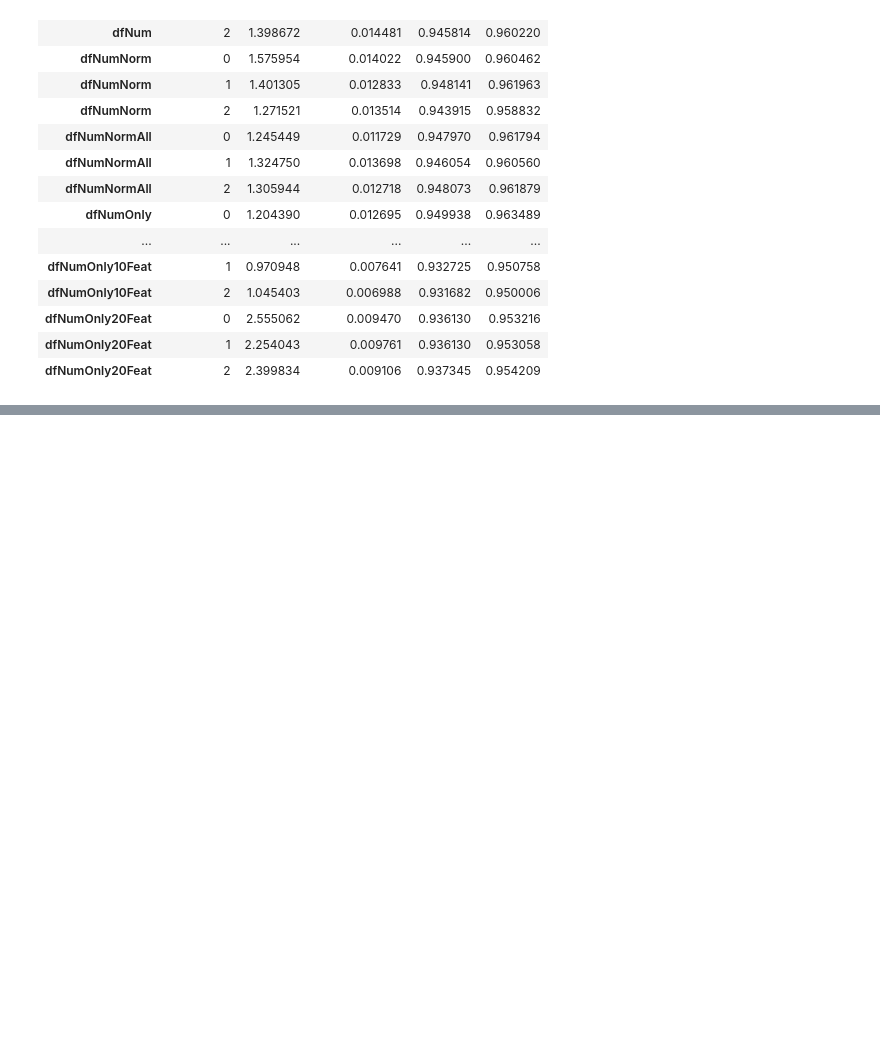
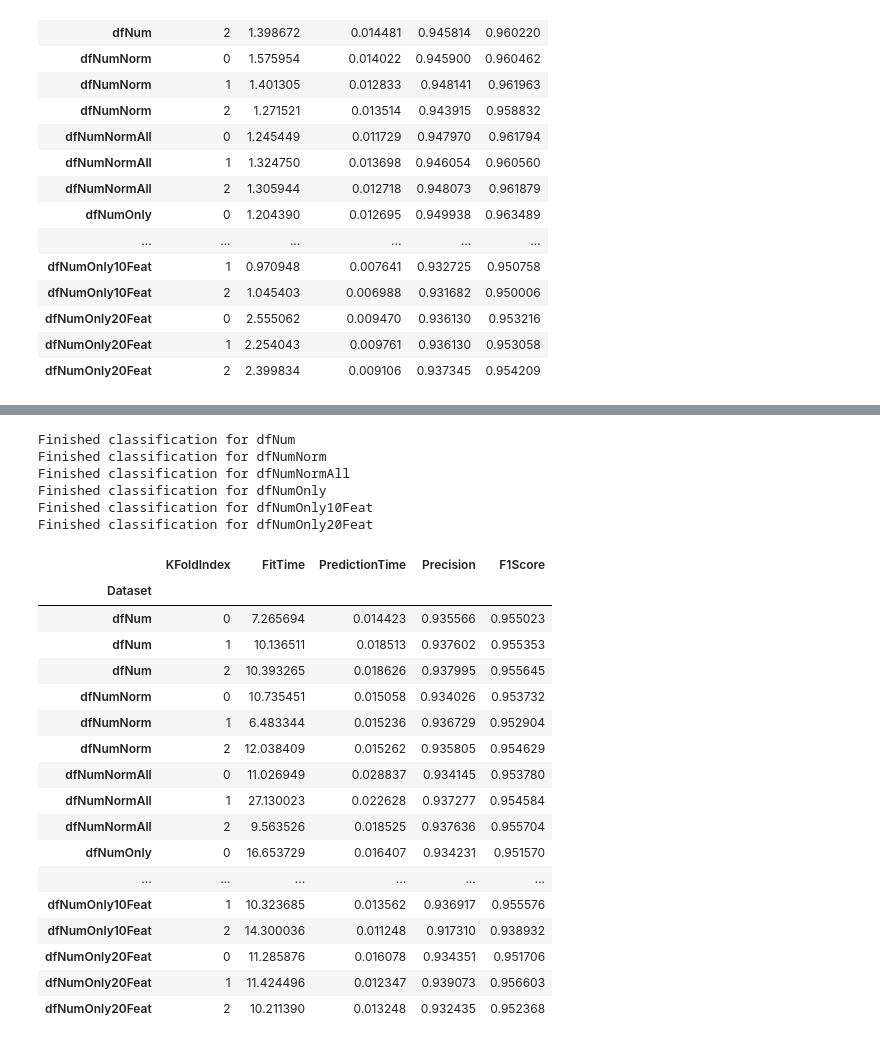
Before and after one commit to theazgra/dataAnalysisCourse, a Jupyter notebook: MAD_III/classification/classification.ipynb, the cells around one changed output, grey strips where cells are left out. Cells and saved outputs as stored; diff of their text form; code cells hidden in the pictures; blank space fills up the shorter version.

```diff
--- a/MAD_III/classification/classification.ipynb
+++ b/MAD_III/classification/classification.ipynb
@@ -254,0 +203,39 @@ Done it
+# %%
+# Neural networks test
+MLPClassification2 = []
+nnClassifier2 = MLPClassifier(hidden_layer_sizes=(8,6,4),learning_rate_init=0.05, activation='tanh',solver='adam',max_iter=1000)
+
+MLPClassification2 += k_fold_test("dfNum",dataset=dfNum.values, labels=dfLabels, classifier=nnClassifier2,k=3)
+MLPClassification2 += k_fold_test("dfNumNorm",dataset=dfNumNorm.values, labels=dfLabels, classifier=nnClassifier2,k=3)
+MLPClassification2 += k_fold_test("dfNumNormAll",dataset=dfNumNormAll.values, labels=dfLabels, classifier=nnClassifier2,k=3)
+MLPClassification2 += k_fold_test("dfNumOnly",dataset=dfNumOnly.values, labels=dfLabels, classifier=nnClassifier2,k=3)
+MLPClassification2 += k_fold_test("dfNumOnly10Feat",dataset=dfNumOnly10Feat, labels=dfLabels, classifier=nnClassifier2,k=3)
+MLPClassification2 += k_fold_test("dfNumOnly20Feat",dataset=dfNumOnly20Feat, labels=dfLabels, classifier=nnClassifier2,k=3)
+MLPCDf2 = pd.DataFrame(MLPClassification2).set_index("Dataset")
+MLPCDf2 = MLPCDf2[['KFoldIndex','FitTime','PredictionTime','Precision','F1Score']]
+MLPCDf2
+# %% [output]
+Finished classification for dfNum
+Finished classification for dfNumNorm
+Finished classification for dfNumNormAll
+Finished classification for dfNumOnly
+Finished classification for dfNumOnly10Feat
+Finished classification for dfNumOnly20Feat
+|  | KFoldIndex | FitTime | PredictionTime | Precision | F1Score |
+| Dataset |  |  |  |  |  |
+| dfNum | 0 | 7.265694 | 0.014423 | 0.935566 | 0.955023 |
+| dfNum | 1 | 10.136511 | 0.018513 | 0.937602 | 0.955353 |
+| dfNum | 2 | 10.393265 | 0.018626 | 0.937995 | 0.955645 |
+| dfNumNorm | 0 | 10.735451 | 0.015058 | 0.934026 | 0.953732 |
+| dfNumNorm | 1 | 6.483344 | 0.015236 | 0.936729 | 0.952904 |
+| dfNumNorm | 2 | 12.038409 | 0.015262 | 0.935805 | 0.954629 |
+| dfNumNormAll | 0 | 11.026949 | 0.028837 | 0.934145 | 0.953780 |
+| dfNumNormAll | 1 | 27.130023 | 0.022628 | 0.937277 | 0.954584 |
+| dfNumNormAll | 2 | 9.563526 | 0.018525 | 0.937636 | 0.955704 |
+| dfNumOnly | 0 | 16.653729 | 0.016407 | 0.934231 | 0.951570 |
+| ... | ... | ... | ... | ... | ... |
+| dfNumOnly10Feat | 1 | 10.323685 | 0.013562 | 0.936917 | 0.955576 |
+| dfNumOnly10Feat | 2 | 14.300036 | 0.011248 | 0.917310 | 0.938932 |
+| dfNumOnly20Feat | 0 | 11.285876 | 0.016078 | 0.934351 | 0.951706 |
+| dfNumOnly20Feat | 1 | 11.424496 | 0.012347 | 0.939073 | 0.956603 |
+| dfNumOnly20Feat | 2 | 10.211390 | 0.013248 | 0.932435 | 0.952368 |
```
Also changed, not shown: parts of 7 cells of this notebook.
